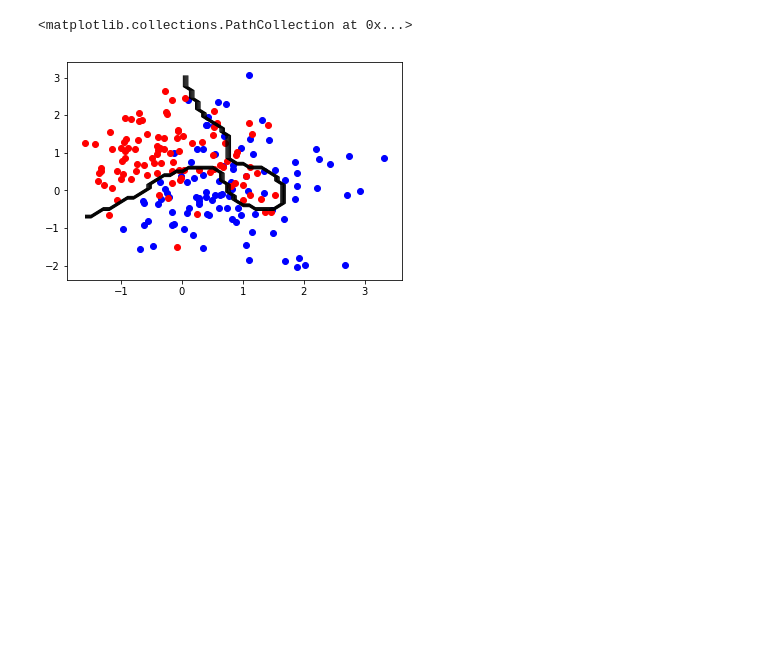
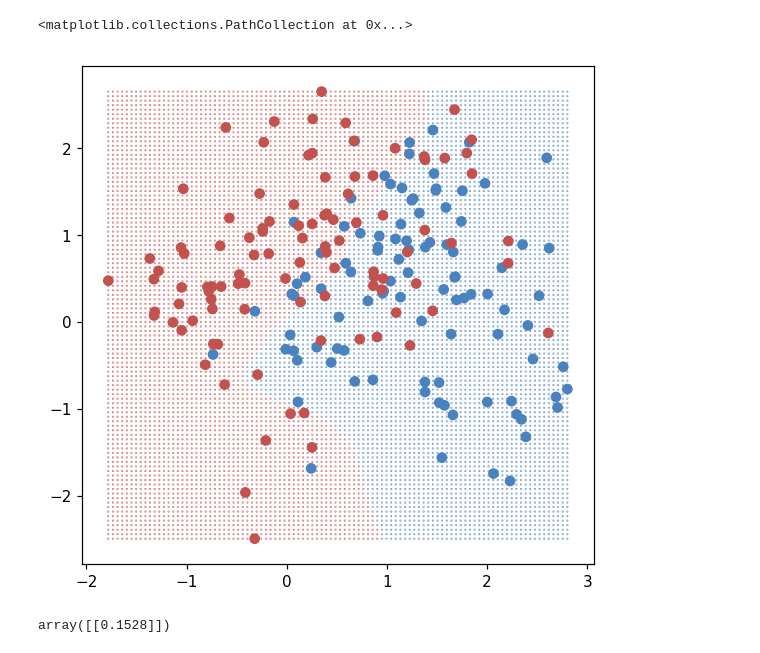
Before and after one commit to empathy87/nn-samples, a Jupyter notebook: stat/Bias_vs_variance.ipynb, the cells around one changed output. Saved outputs shown, nothing was run; the diff lists cells and outputs as text; code cells hidden in the pictures; blank space fills up the shorter version.

```diff
--- a/stat/Bias_vs_variance.ipynb
+++ b/stat/Bias_vs_variance.ipynb
@@ -52,0 +23,11 @@ for i in range(x_grid.shape[0]):
+# %%
+X, Y = np.zeros(shape=(200, 2)), np.zeros(shape=(200, 1))
+for v, color in enumerate(rvs.keys()):
+    for i in range(100):
+        X[100*v+i] = rvs[color][randint(10)].rvs()
+        Y[100*v+i] = v
+# %%
+fig, ax1 = plt.subplots(figsize=(6, 6), dpi=110)
+
+cmap = matplotlib.colors.ListedColormap(['#4A81BF', '#C3514E'])
+ax1.scatter(X[:,0], X[:,1], c=Y[:,0], cmap=cmap)
@@ -53,8 +37,24 @@ for i in range(x_grid.shape[0]):
+# %%
+x_min = np.amin(X, axis=0)
+x_max = np.amax(X, axis=0)
+# %%
+X_b = np.zeros(shape=(10000, 2))
+Y_b = np.zeros(shape=(10000, 1))
+l = 0
+for x1 in np.linspace(x_min[0], x_max[0], 100):
+    for x2 in np.linspace(x_min[1], x_max[1], 100):
+        X_b[l] = [x1, x2]
+        Y_b[l] = byes(X_b[l])
+        l += 1
 # %%
 #plt.scatter(x_grid, y_grid, c=colors)
-plt.contour(x_grid, y_grid, colors, colors='black', linewidths=1)
-plt.scatter(blue[:, 0], blue[:,1],c='blue')
-plt.scatter(red[:, 0], red[:,1],c='red')
+#plt.contour(x_grid, y_grid, colors, colors='black', linewidths=1)
+#plt.scatter(blue[:, 0], blue[:,1],c='blue')
+#plt.scatter(red[:, 0], red[:,1],c='red')
+fig, ax1 = plt.subplots(figsize=(6, 6), dpi=110)
+ax1.scatter(X_b[:,0], X_b[:,1], c=Y_b[:,0], s=0.1, cmap=cmap)
+cmap = matplotlib.colors.ListedColormap(['#4A81BF', '#C3514E'])
+ax1.scatter(X[:,0], X[:,1], c=Y[:,0], cmap=cmap)
 # %% [output]
 <matplotlib.collections.PathCollection at 0x...>
-[figure, old version]
+[figure, new version]
@@ -60,0 +71,4 @@ plt.scatter(red[:, 0], red[:,1],c='red')
+# %%
+(Y_test - Y_test_hat_b).T.dot(Y_test - Y_test_hat_b) / 10000
+# %% [output]
+array([[0.1528]])
```
Also changed, not shown: parts of 14 cells of this notebook.
